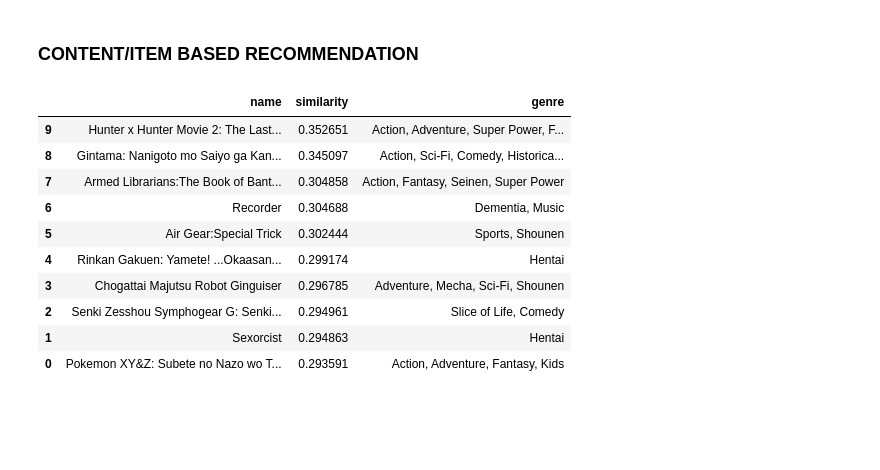
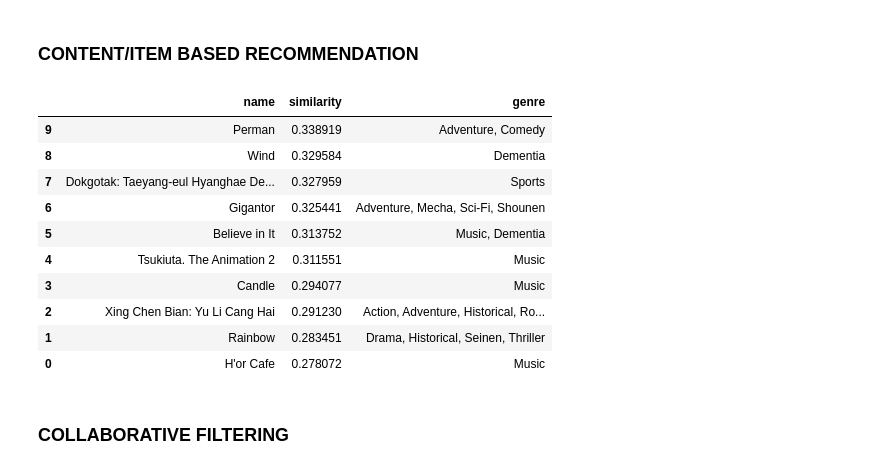
Before and after one commit to Songhai9/anime-recommender-system, a Jupyter notebook: notebook/anime.ipynb, the cells around one changed output. Saved outputs shown, nothing was run; the diff lists cells and outputs as text; code cells hidden in the pictures; blank space fills up the shorter version.

```diff
--- a/notebook/anime.ipynb
+++ b/notebook/anime.ipynb
@@ -565,17 +564,19 @@ def find_similar_animes(name, anime_weights, anime2anime_encoded, anime2anime_de
     Frame = pd.DataFrame(SimilarityArr).sort_values(by="similarity", ascending=False)
     return Frame[Frame.anime_id != index].drop(['anime_id'], axis=1)
 # %%
-find_similar_animes('Dragon Ball', anime_weights, anime2anime_encoded, anime2anime_decoded,
+find_similar_animes('Naruto', anime_weights, anime2anime_encoded, anime2anime_decoded,
                     df, synopsis_df)
 # %% [output]
 |  | name | similarity | genre |
-| 9 | Hunter x Hunter Movie 2: The Last... | 0.352651 | Action, Adventure, Super Power, F... |
-| 8 | Gintama: Nanigoto mo Saiyo ga Kan... | 0.345097 | Action, Sci-Fi, Comedy, Historica... |
-| 7 | Armed Librarians:The Book of Bant... | 0.304858 | Action, Fantasy, Seinen, Super Power |
-| 6 | Recorder | 0.304688 | Dementia, Music |
-| 5 | Air Gear:Special Trick | 0.302444 | Sports, Shounen |
-| 4 | Rinkan Gakuen: Yamete! ...Okaasan... | 0.299174 | Hentai |
-| 3 | Chogattai Majutsu Robot Ginguiser | 0.296785 | Adventure, Mecha, Sci-Fi, Shounen |
-| 2 | Senki Zesshou Symphogear G: Senki... | 0.294961 | Slice of Life, Comedy |
-| 1 | Sexorcist | 0.294863 | Hentai |
-| 0 | Pokemon XY&Z: Subete no Nazo wo T... | 0.293591 | Action, Adventure, Fantasy, Kids |
+| 9 | Perman | 0.338919 | Adventure, Comedy |
+| 8 | Wind | 0.329584 | Dementia |
+| 7 | Dokgotak: Taeyang-eul Hyanghae De... | 0.327959 | Sports |
+| 6 | Gigantor | 0.325441 | Adventure, Mecha, Sci-Fi, Shounen |
+| 5 | Believe in It | 0.313752 | Music, Dementia |
+| 4 | Tsukiuta. The Animation 2 | 0.311551 | Music |
+| 3 | Candle | 0.294077 | Music |
+| 2 | Xing Chen Bian: Yu Li Cang Hai | 0.291230 | Action, Adventure, Historical, Ro... |
+| 1 | Rainbow | 0.283451 | Drama, Historical, Seinen, Thriller |
+| 0 | H'or Cafe | 0.278072 | Music |
+# %% [markdown]
+### COLLABORATIVE FILTERING
```
Also changed, not shown: parts of 8 cells of this notebook.
